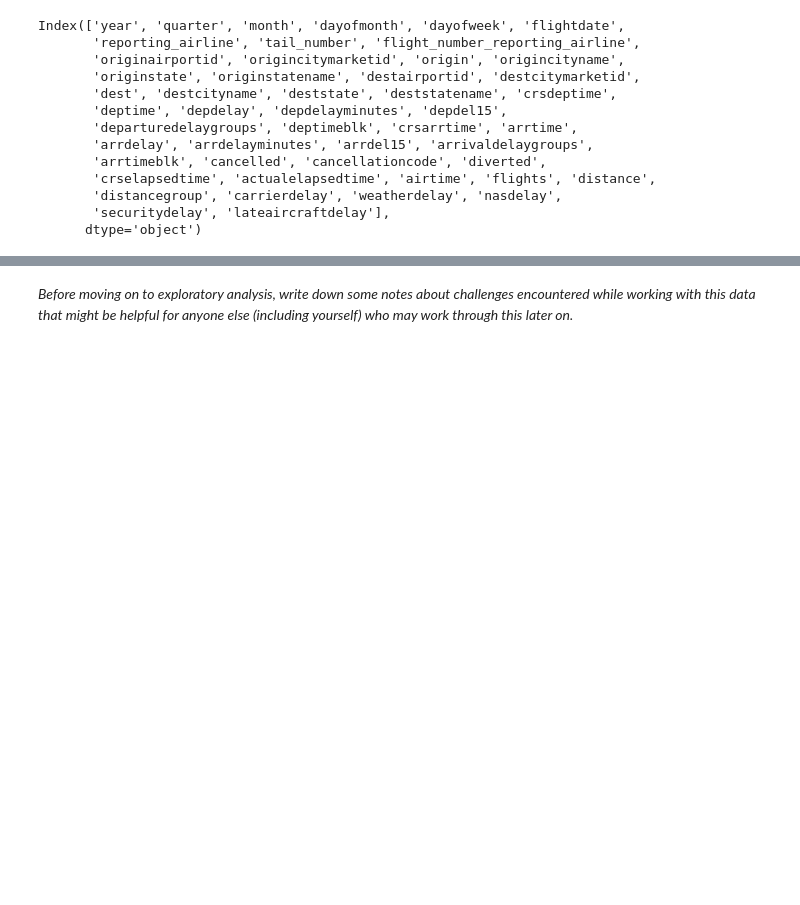
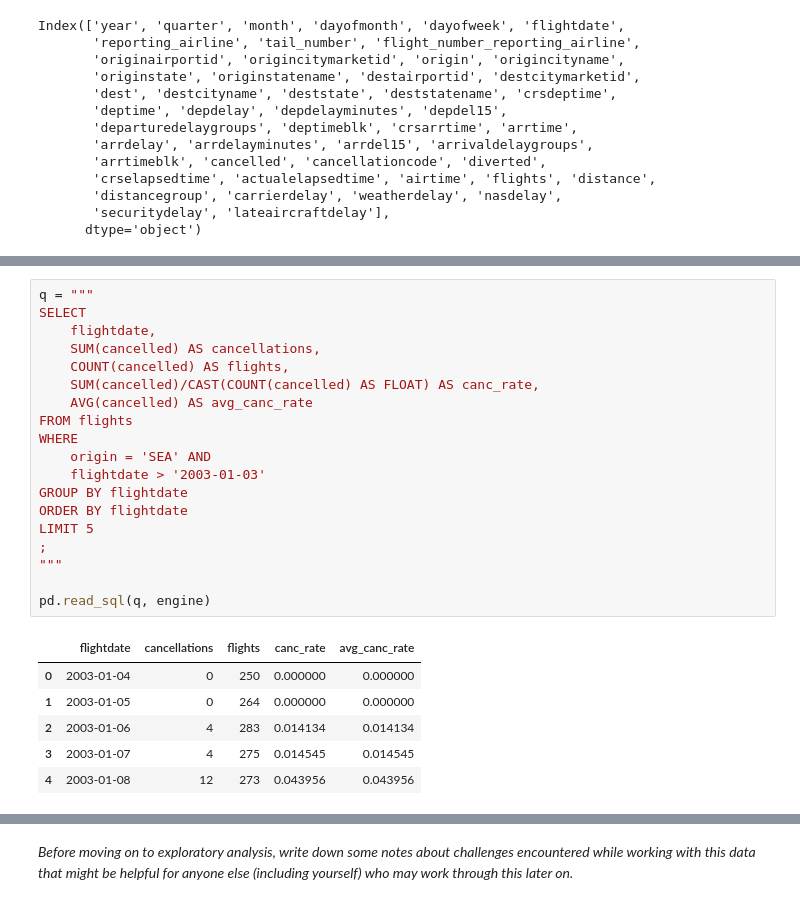
Before and after one commit to BotScutters/predicting-flight-cancellations, a Jupyter notebook: notebooks/mvp.ipynb, the cells around one changed output, grey strips where cells are left out. Cells and saved outputs as stored; diff of their text form; blank space fills up the shorter version.

```diff
--- a/notebooks/mvp.ipynb
+++ b/notebooks/mvp.ipynb
@@ -925,0 +773,26 @@ Wrote flight_data_2010-8.csv to ../data/interim/
+# %%
+q = """
+SELECT
+    flightdate,
+    SUM(cancelled) AS cancellations,
+    COUNT(cancelled) AS flights,
+    SUM(cancelled)/CAST(COUNT(cancelled) AS FLOAT) AS canc_rate,
+    AVG(cancelled) AS avg_canc_rate
+FROM flights
+WHERE
+    origin = 'SEA' AND
+    flightdate > '2003-01-03'
+GROUP BY flightdate
+ORDER BY flightdate
+LIMIT 5
+;
+"""
+
+pd.read_sql(q, engine)
+# %% [output]
+|  | flightdate | cancellations | flights | canc_rate | avg_canc_rate |
+| 0 | 2003-01-04 | 0 | 250 | 0.000000 | 0.000000 |
+| 1 | 2003-01-05 | 0 | 264 | 0.000000 | 0.000000 |
+| 2 | 2003-01-06 | 4 | 283 | 0.014134 | 0.014134 |
+| 3 | 2003-01-07 | 4 | 275 | 0.014545 | 0.014545 |
+| 4 | 2003-01-08 | 12 | 273 | 0.043956 | 0.043956 |
```
Also changed, not shown: parts of 10 cells of this notebook, 1 other file.
